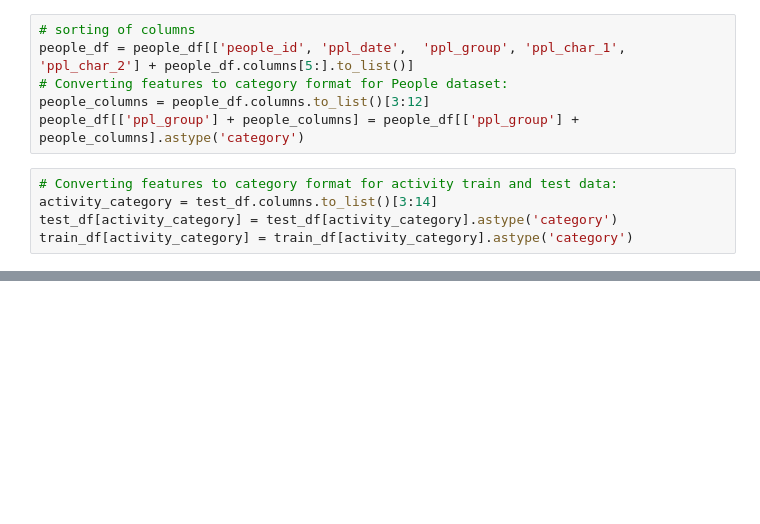
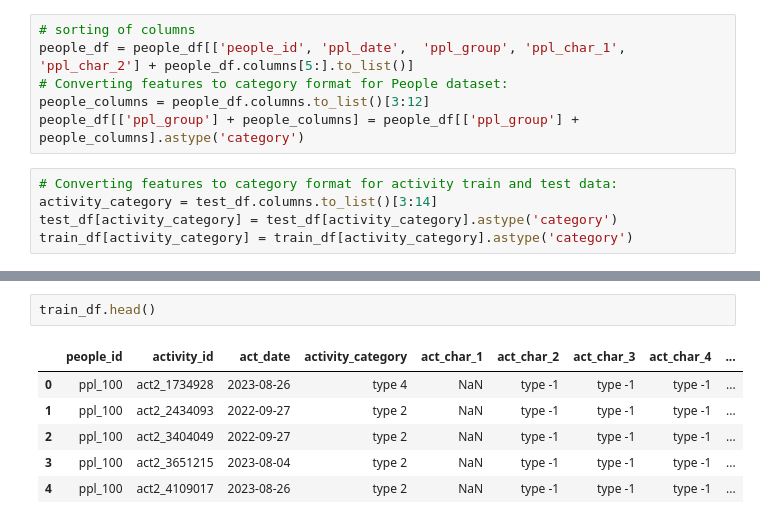
Before and after one commit to HeyIts-RJ/predicting-red-hat-business-value, a Jupyter notebook: final-project.ipynb, the cells around one changed output, grey strips where cells are left out. Saved outputs shown, nothing was run; the diff lists cells and outputs as text; blank space fills up the shorter version.

```diff
--- a/final-project.ipynb
+++ b/final-project.ipynb
@@ -198,0 +209,9 @@ train_df[activity_category] = train_df[activity_category].astype('category')
+# %%
+train_df.head()
+# %% [output]
+|  | people_id | activity_id | act_date | activity_category | act_char_1 | act_char_2 | act_char_3 | act_char_4 | ... |
+| 0 | ppl_100 | act2_1734928 | 2023-08-26 | type 4 | NaN | type -1 | type -1 | type -1 | ... |
+| 1 | ppl_100 | act2_2434093 | 2022-09-27 | type 2 | NaN | type -1 | type -1 | type -1 | ... |
+| 2 | ppl_100 | act2_3404049 | 2022-09-27 | type 2 | NaN | type -1 | type -1 | type -1 | ... |
+| 3 | ppl_100 | act2_3651215 | 2023-08-04 | type 2 | NaN | type -1 | type -1 | type -1 | ... |
+| 4 | ppl_100 | act2_4109017 | 2023-08-26 | type 2 | NaN | type -1 | type -1 | type -1 | ... |
```
Also changed, not shown: parts of 8 cells of this notebook.
